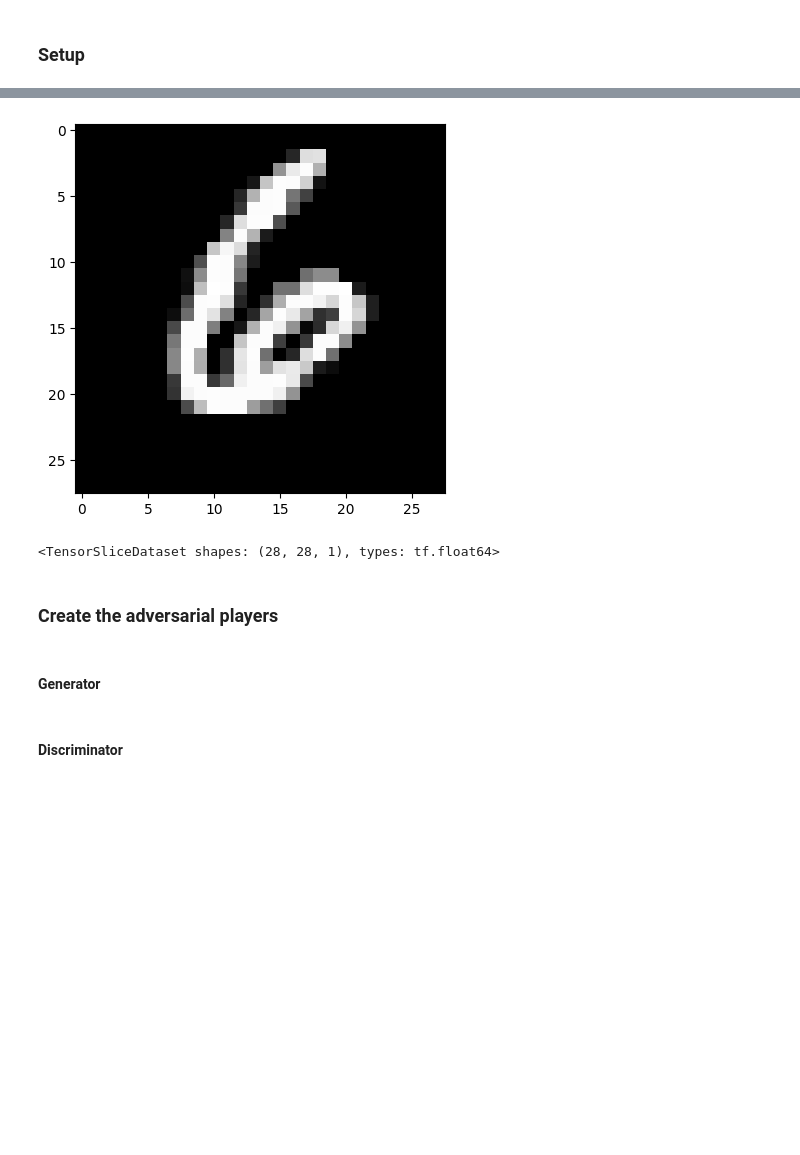
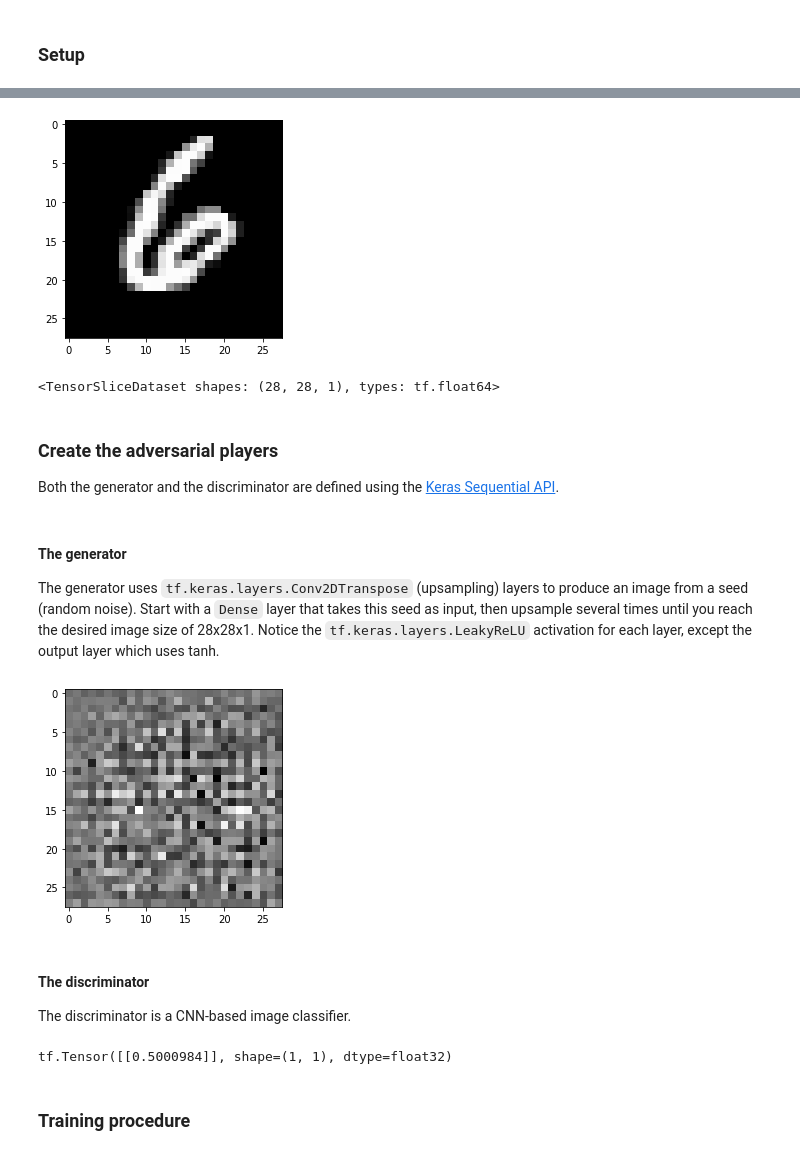
Before and after one commit to mbarbetti/tf-gen-models, a Jupyter notebook: notebooks/gan/0_MNIST_gen_DC-GAN.ipynb, the cells around one changed output, grey strips where cells are left out. Saved outputs shown, nothing was run; the diff lists cells and outputs as text; code cells hidden in the pictures; blank space fills up the shorter version.

```diff
--- a/notebooks/gan/0_MNIST_gen_DC-GAN.ipynb
+++ b/notebooks/gan/0_MNIST_gen_DC-GAN.ipynb
@@ -73,10 +120,10 @@ train_images = train_images . reshape ( train_images.shape[0], 28, 28, 1 )
 train_images . astype ( np.float32 )
 train_images = train_images / 255
 # %%
-plt.imshow (train_images[13,:,:], cmap = "gray")
+plt.imshow (train_images[13,:,:,0], cmap = "gray")
 plt.show()
 # %% [output]
-[figure, old version]
+[figure, new version]
 # %%
 BUFFER_SIZE = 60000
 BATCH_SIZE = 256
@@ -92,10 +139,14 @@ train_ds . prefetch ( tf.data.AUTOTUNE )
 train_ds
 # %% [output]
 <TensorSliceDataset shapes: (28, 28, 1), types: tf.float64>
-# %% [markdown]
-### Create the adversarial players
-# %% [markdown]
-#### Generator
+# %% [markdown]
+### Create the adversarial players
+
+Both the generator and the discriminator are defined using the [Keras Sequential API](https://www.tensorflow.org/guide/keras/sequential_model).
+# %% [markdown]
+#### The generator
+
+The generator uses `tf.keras.layers.Conv2DTranspose` (upsampling) layers to produce an image from a seed (random noise). Start with a `Dense` layer that takes this seed as input, then upsample several times until you reach the desired image size of 28x28x1. Notice the `tf.keras.layers.LeakyReLU` activation for each layer, except the output layer which uses tanh.
 # %%
 generator = Sequential ( name = "generator" )
 
@@ -114,8 +165,18 @@ generator . add ( layers.BatchNormalization() )
 generator . add ( layers.LeakyReLU() )
 
 generator . add ( layers.Conv2DTranspose ( 1, (5, 5), strides = (2, 2), padding = "same", use_bias = False, activation = "tanh" ) )
-# %% [markdown]
-#### Discriminator
+# %%
+noise = tf.random.normal([1, 100])
+gen_image = generator(noise, training=False)
+
+plt.imshow(gen_image[0, :, :, 0], cmap='gray')
+plt.show()
+# %% [output]
+[figure, added]
+# %% [markdown]
+#### The discriminator
+
+The discriminator is a CNN-based image classifier.
 # %%
 discriminator = Sequential ( name = "discriminator" )
 
@@ -129,6 +190,13 @@ discriminator . add ( layers.Dropout (0.3) )
 
 discriminator . add ( layers.Flatten() )
 discriminator . add ( layers.Dense ( 1, activation = "sigmoid" ) )
+# %%
+decision = discriminator(gen_image)
+print (decision)
+# %% [output]
+tf.Tensor([[0.5000984]], shape=(1, 1), dtype=float32)
+# %% [markdown]
+### Training procedure
 # %%
 gan = GAN (generator, discriminator, latent_dim = LATENT_DIM)
 gan . summary()
```
Also changed, not shown: parts of 14 cells of this notebook.
